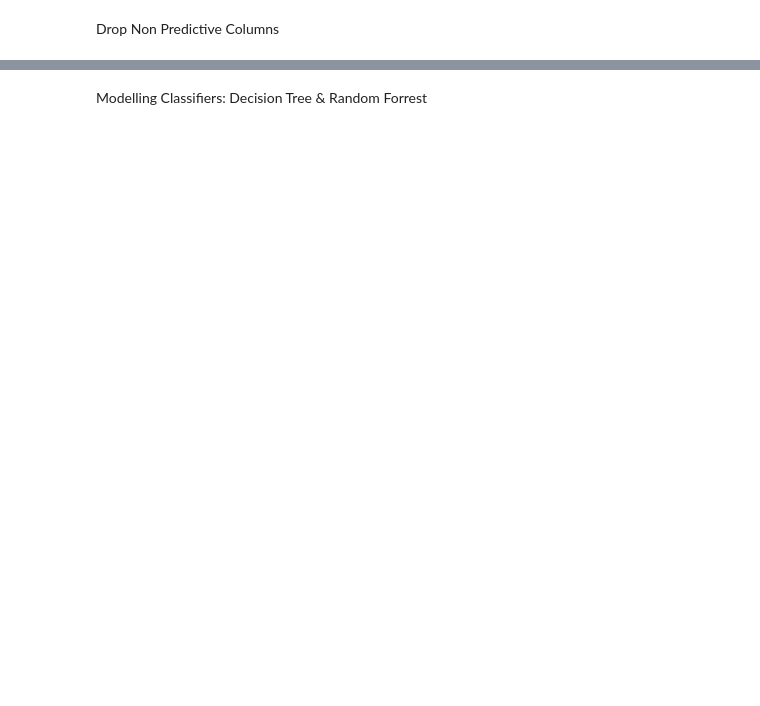
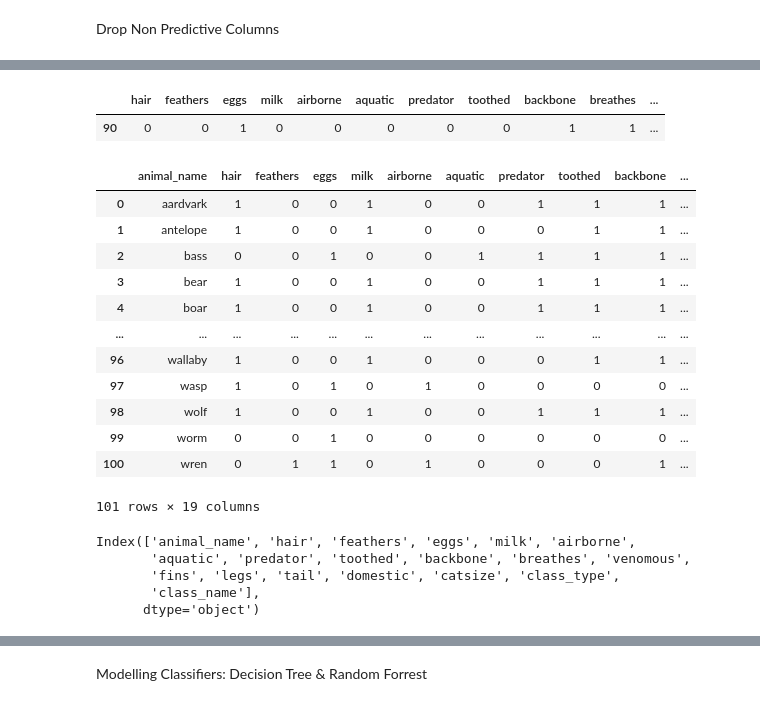
Before and after one commit to mwallendjack/MCW_personal-data-science-project, a Jupyter notebook: Classifier EDA.ipynb, the cells around one changed output, grey strips where cells are left out. Saved outputs shown, nothing was run; the diff lists cells and outputs as text; code cells hidden in the pictures; blank space fills up the shorter version.

```diff
--- a/Classifier EDA.ipynb
+++ b/Classifier EDA.ipynb
@@ -81,0 +221,3 @@ zoo_df.describe()
+# %%
+
+zoo_df.loc[zoo_df['class_name']=='Mammal', ['hair','milk']] = 1
@@ -81,0 +230,2 @@ zoo_df.describe()
+# %%
+zoo_df.loc[zoo_df['animal_name'] == 'vampire', 'predator'] = 1
@@ -81,0 +236,3 @@ zoo_df.describe()
+# %%
+tails_to_include = ['lobster','crayfish','bear','aardvark']
+zoo_df.loc[zoo_df['animal_name'].isin(tails_to_include), 'tail'] = 1
@@ -173,0 +487,35 @@ print(y_train.head())
+# %%
+results_df = X_test.copy()
+results_df['true_label'] = y_test.values
+results_df['predicted_label'] = y_pred
+
+missclassified = results_df[results_df['true_label'] != results_df['predicted_label']]
+
+missclassified
+# %% [output]
+|  | hair | feathers | eggs | milk | airborne | aquatic | predator | toothed | backbone | breathes | ... |
+| 90 | 0 | 0 | 1 | 0 | 0 | 0 | 0 | 0 | 1 | 1 | ... |
+# %%
+zoo_df
+# %% [output]
+|  | animal_name | hair | feathers | eggs | milk | airborne | aquatic | predator | toothed | backbone | ... |
+| 0 | aardvark | 1 | 0 | 0 | 1 | 0 | 0 | 1 | 1 | 1 | ... |
+| 1 | antelope | 1 | 0 | 0 | 1 | 0 | 0 | 0 | 1 | 1 | ... |
+| 2 | bass | 0 | 0 | 1 | 0 | 0 | 1 | 1 | 1 | 1 | ... |
+| 3 | bear | 1 | 0 | 0 | 1 | 0 | 0 | 1 | 1 | 1 | ... |
+| 4 | boar | 1 | 0 | 0 | 1 | 0 | 0 | 1 | 1 | 1 | ... |
+| ... | ... | ... | ... | ... | ... | ... | ... | ... | ... | ... | ... |
+| 96 | wallaby | 1 | 0 | 0 | 1 | 0 | 0 | 0 | 1 | 1 | ... |
+| 97 | wasp | 1 | 0 | 1 | 0 | 1 | 0 | 0 | 0 | 0 | ... |
+| 98 | wolf | 1 | 0 | 0 | 1 | 0 | 0 | 1 | 1 | 1 | ... |
+| 99 | worm | 0 | 0 | 1 | 0 | 0 | 0 | 0 | 0 | 0 | ... |
+| 100 | wren | 0 | 1 | 1 | 0 | 1 | 0 | 0 | 0 | 1 | ... |
+101 rows × 19 columns
+# %%
+zoo_df.columns
+# %% [output]
+Index(['animal_name', 'hair', 'feathers', 'eggs', 'milk', 'airborne',
+       'aquatic', 'predator', 'toothed', 'backbone', 'breathes', 'venomous',
+       'fins', 'legs', 'tail', 'domestic', 'catsize', 'class_type',
+       'class_name'],
+      dtype='object')
```
Also changed, not shown: parts of 52 cells of this notebook, 5 other files.
